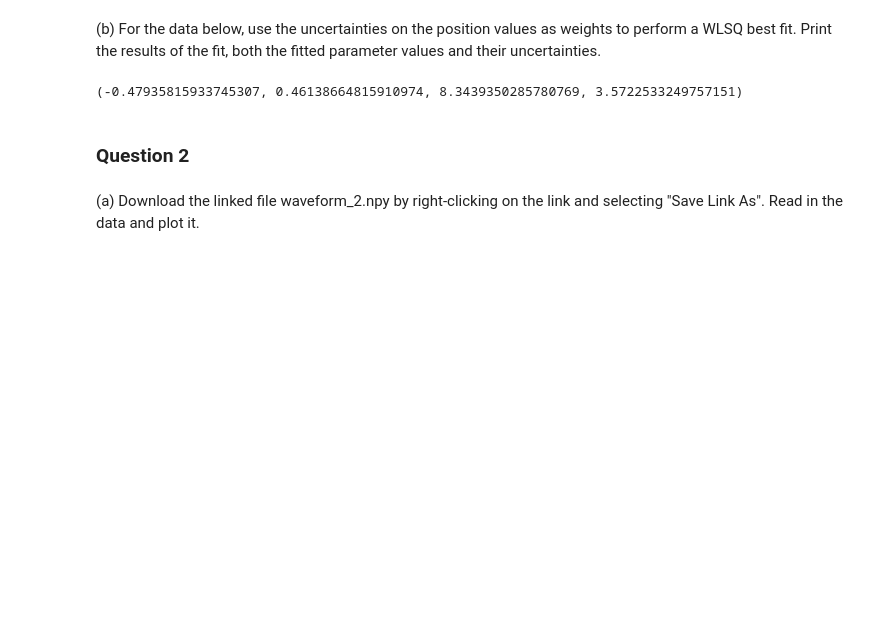
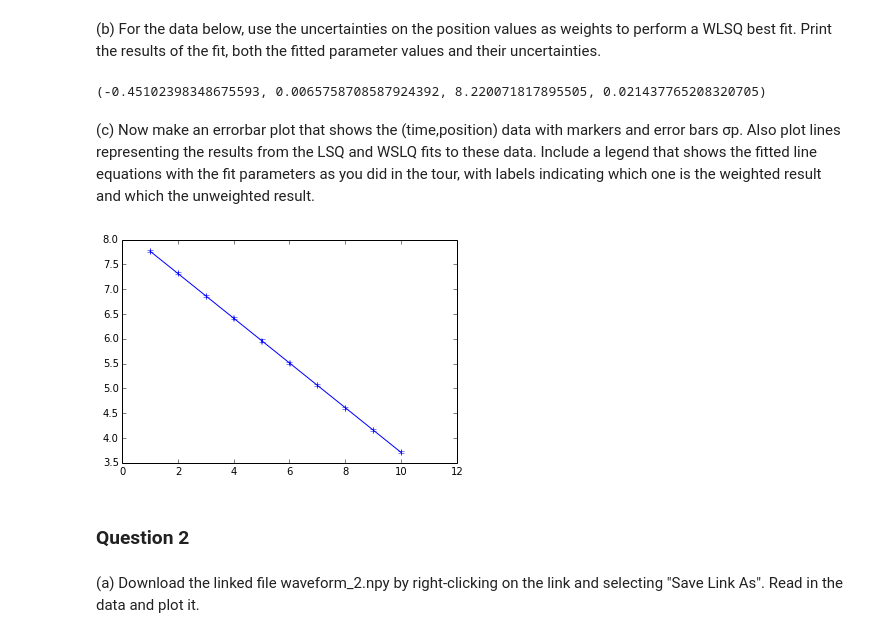
Before and after one commit to dytucker/PHYS202-S14, a Jupyter notebook: SciPy/OptimizationExercises.ipynb, the cells around one changed output. Saved outputs shown, nothing was run; the diff lists cells and outputs as text; code cells hidden in the pictures; blank space fills up the shorter version.

```diff
--- a/SciPy/OptimizationExercises.ipynb
+++ b/SciPy/OptimizationExercises.ipynb
@@ -24,7 +22,7 @@ def WeightedLLSqFit(x,y,w):
 
     #your code goes here...
     #if w.all() != w[::-1].all():
-    if True:
+    if w[::1] == w[::-1]
         denom = w.sum()*(w*(x**2)).sum() - ((w*x).sum())**2
         slope = ((w.sum())*(w*x*y).sum() - (w*x).sum()*(w*y).sum())/denom
         intercept = ((w*(x**2)).sum() * (w*y).sum() - (w*x).sum() * (w*x*y).sum())/denom
@@ -57,9 +57,18 @@ time = np.array([1.,2.,3.,4.,5.,6.,7.,8.,9.,10.])
 pos = np.array([7.75, 7.33, 6.89, 6.45, 5.96, 5.55, 5.10, 4.49, 3.93, 3.58])
 sigp = np.array([0.02, 0.03, 0.03, 0.04, 0.05, 0.06, 0.08, 0.11, 0.14, 0.17])
 
-print WeightedLLSqFit(time,pos,sigp)
+print WeightedLLSqFit(time,pos,1/(sigp**2))
 # %% [output]
-(-0.47935815933745307, 0.46138664815910974, 8.3439350285780769, 3.5722533249757151)
+(-0.45102398348675593, 0.0065758708587924392, 8.220071817895505, 0.021437765208320705)
+# %% [markdown]
+(c) Now make an errorbar plot that shows the (time,position) data with markers and error bars σp. Also plot lines representing the results from the LSQ and WSLQ fits to these data. Include a legend that shows the fitted line equations with the fit parameters as you did in the tour, with labels indicating which one is the weighted result and which the unweighted result.
+# %%
+m,merr,b,berr = WeightedLLSqFit(time,pos,1/(sigp**2))
+pos = m*time+b
+plt.errorbar(time,pos,yerr = berr, xerr = merr,fmt='-')
+plt.show()
+# %% [output]
+[figure, added]
 # %% [markdown]
 ### Question 2
 # %% [markdown]
```
Also changed, not shown: parts of 2 cells of this notebook.
